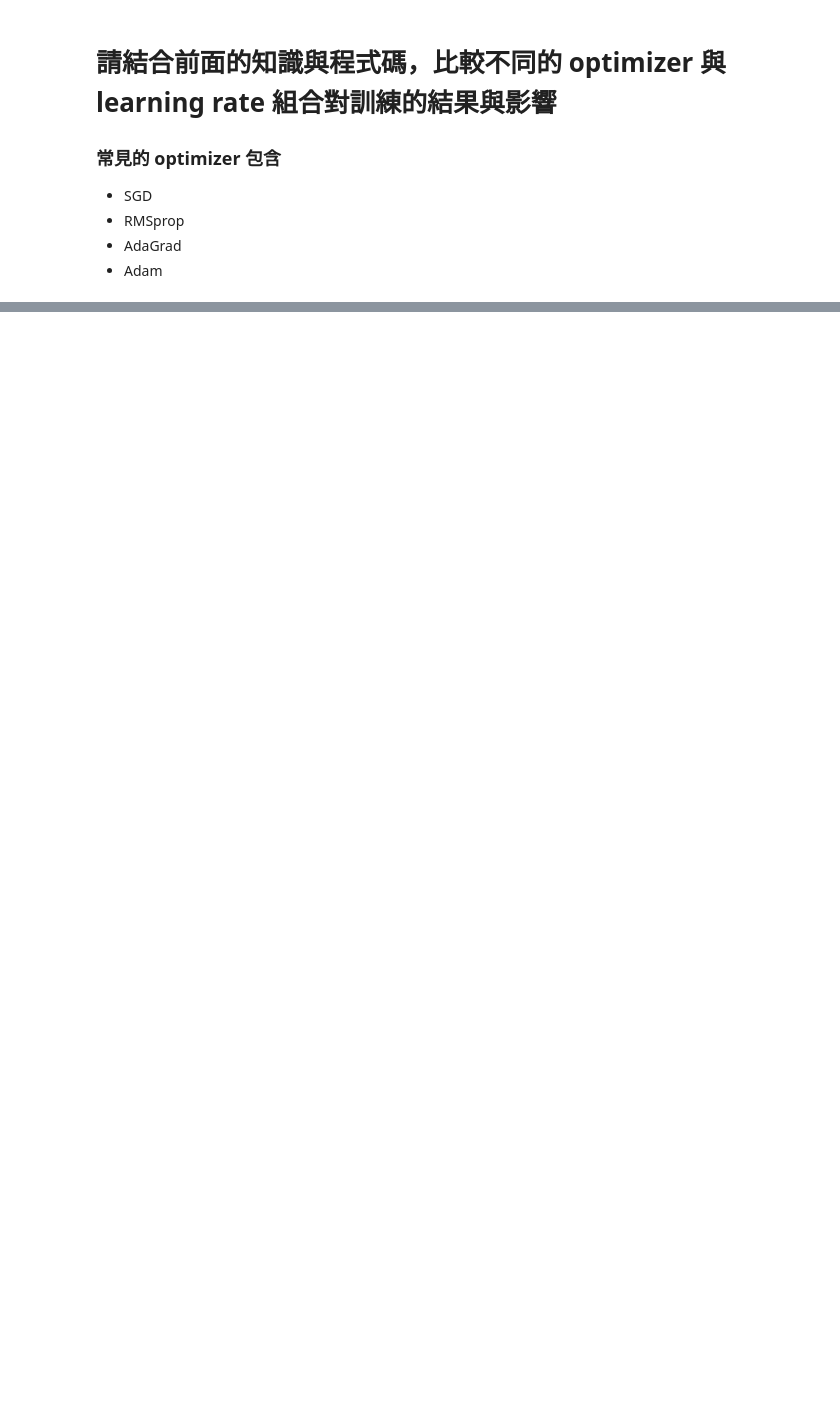
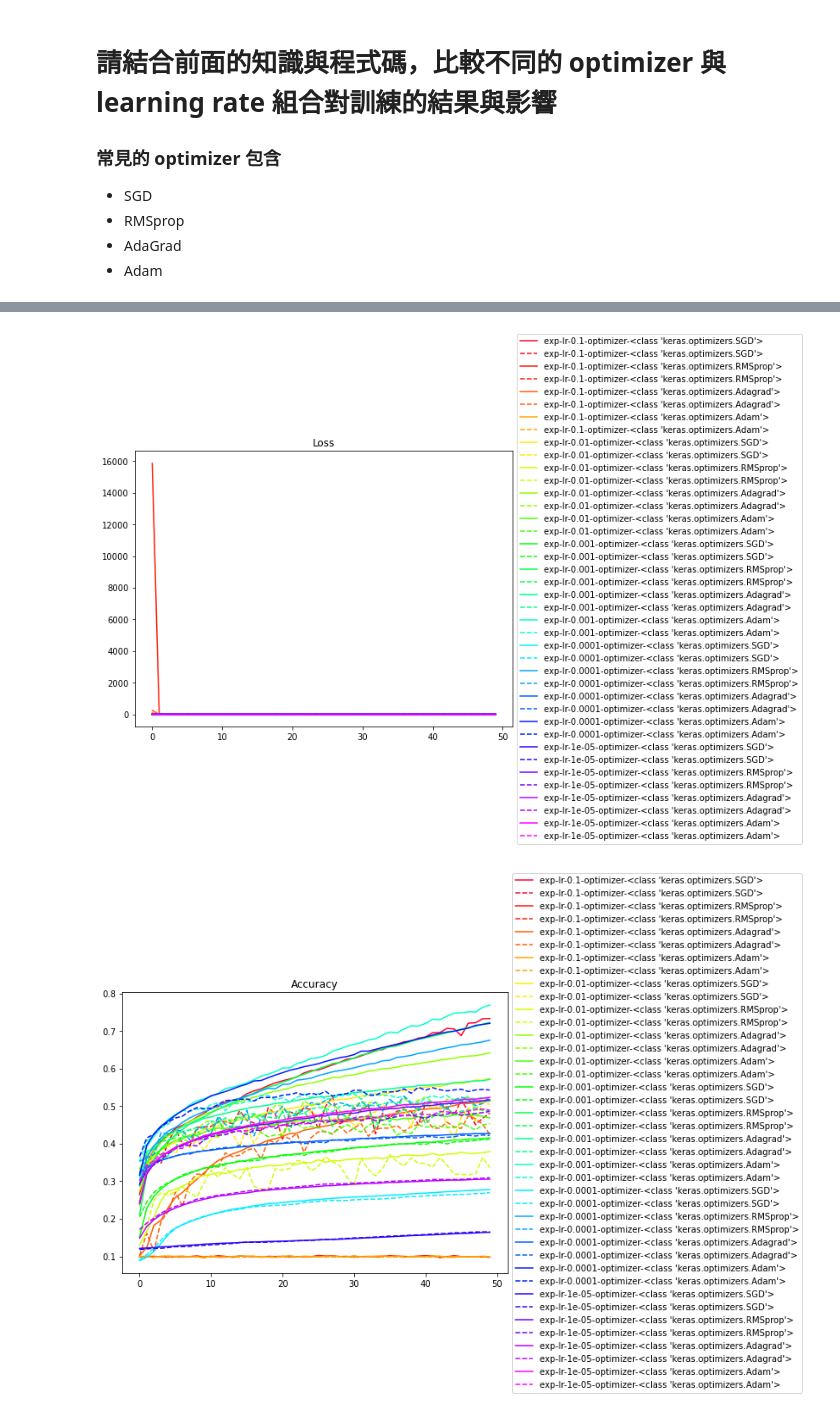
Before and after one commit to amonre1008/4th-ML100Days, a Jupyter notebook: homework/Day_080_HW.ipynb, the cells around one changed output, grey strips where cells are left out. Cells and saved outputs as stored; diff of their text form; code cells hidden in the pictures; blank space fills up the shorter version.

```diff
--- a/homework/Day_080_HW.ipynb
+++ b/homework/Day_080_HW.ipynb
@@ -36,10 +39,3 @@ x_test = preproc_x(x_test)
 # Preprc the outputs
 y_train = preproc_y(y_train)
 y_test = preproc_y(y_test)
-# %%
-def build_mlp():
-    """
-    Build your own model
-    """
-
-    return model
@@ -62,0 +59,9 @@ import matplotlib.pyplot as plt
+# %%
+## 超參數設定
+"""
+Set your required experiment parameters
+"""
+LEARNING_RATE = [1e-1, 1e-2, 1e-3, 1e-4, 1e-5]
+EPOCHS = 50
+BATCH_SIZE = 256
+OPTIMIZER = [keras.optimizers.SGD, keras.optimizers.RMSprop, keras.optimizers.Adagrad, keras.optimizers.Adam]
@@ -62,0 +116,29 @@ import matplotlib.pyplot as plt
+# %%
+import matplotlib.pyplot as plt
+%matplotlib inline
+
+"""
+將實驗結果繪出
+"""
+NUM_COLORS = len(results.keys())
+cm = plt.get_cmap('gist_rainbow')
+color_bar = [cm(1.*i/NUM_COLORS) for i in range(NUM_COLORS)]
+
+plt.figure(figsize=(8,6))
+for i, cond in enumerate(results.keys()):
+    plt.plot(range(len(results[cond]['train_loss'])),results[cond]['train_loss'], '-', label=cond, color=color_bar[i])
+    plt.plot(range(len(results[cond]['valid_loss'])),results[cond]['valid_loss'], '--', label=cond, color=color_bar[i])
+plt.title("Loss")
+plt.legend(loc='center left', bbox_to_anchor=(1, 0.5))
+plt.show()
+
+plt.figure(figsize=(8,6))
+for i, cond in enumerate(results.keys()):
+    plt.plot(range(len(results[cond]['train_acc'])),results[cond]['train_acc'], '-', label=cond, color=color_bar[i])
+    plt.plot(range(len(results[cond]['valid_acc'])),results[cond]['valid_acc'], '--', label=cond, color=color_bar[i])
+plt.title("Accuracy")
+plt.legend(loc='center left', bbox_to_anchor=(1, 0.5))
+plt.show()
+# %% [output]
+[figure, added]
+[figure, added]
```
Also changed, not shown: parts of 6 cells of this notebook.
